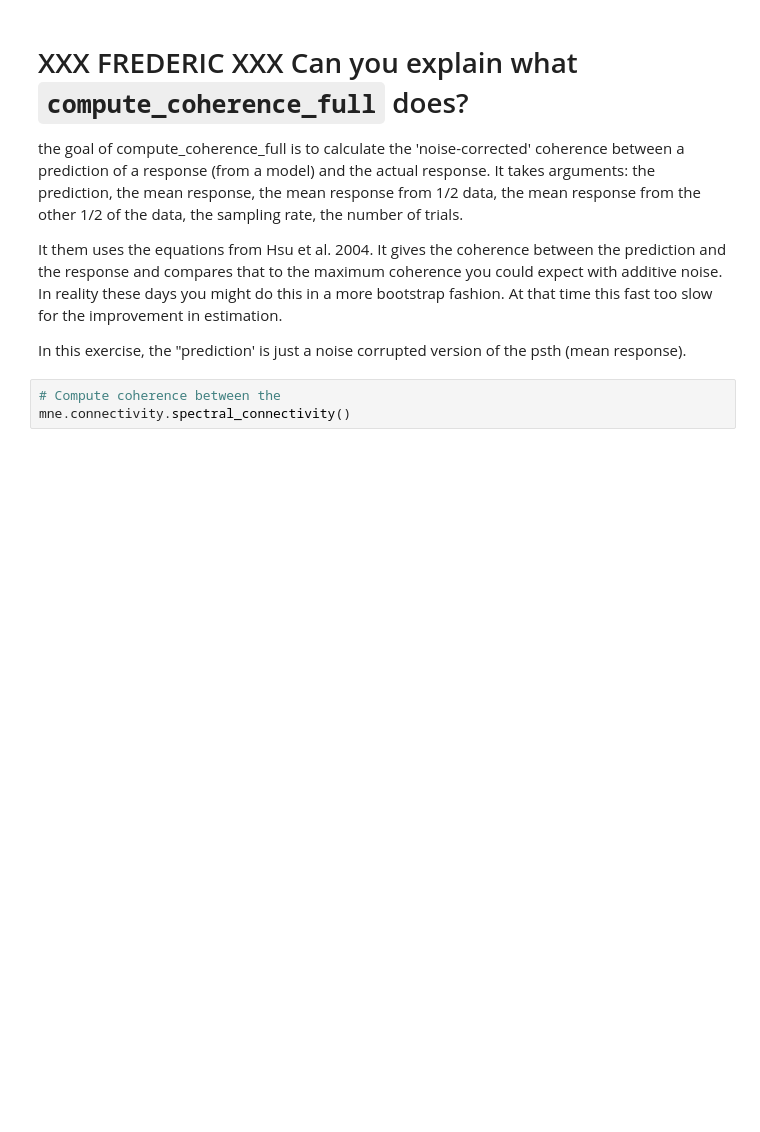
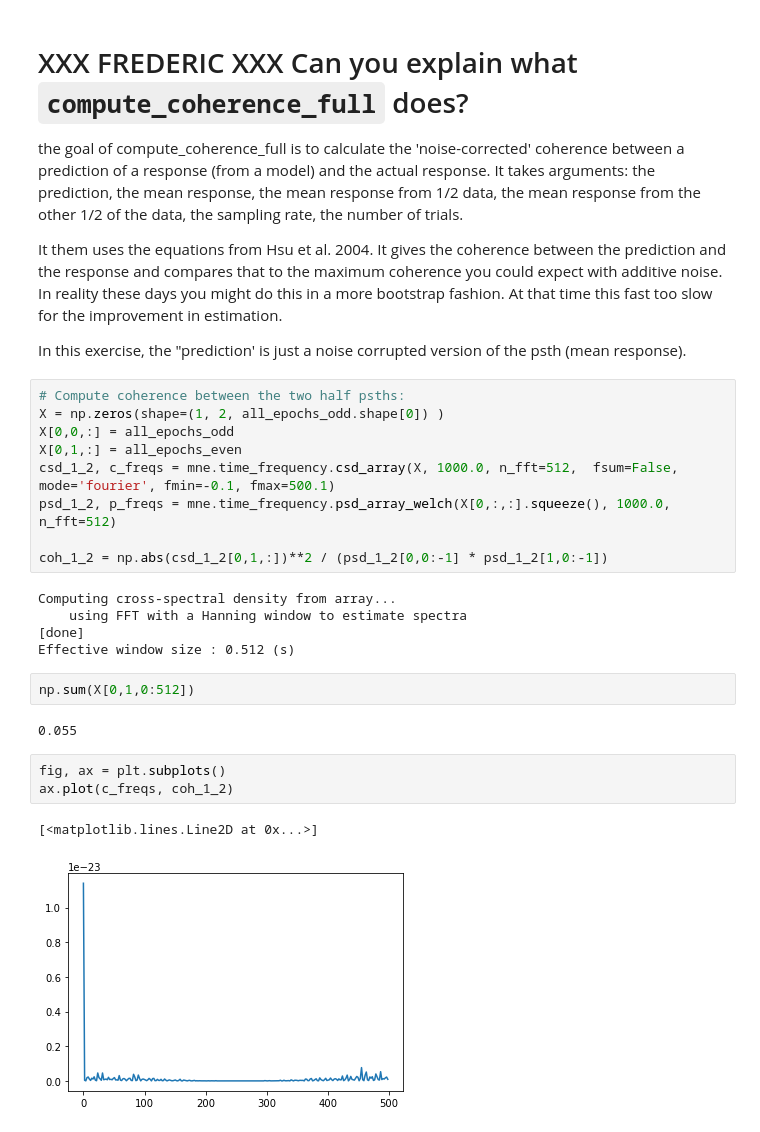
Before and after one commit to theunissenlab/crcns, a Jupyter notebook: python/needs_review/tutorial-coherence.ipynb, the cells around one changed output. Cells and saved outputs as stored; diff of their text form; blank space fills up the shorter version.

```diff
--- a/python/needs_review/tutorial-coherence.ipynb
+++ b/python/needs_review/tutorial-coherence.ipynb
@@ -420,6 +434,27 @@ the goal of compute_coherence_full is to calculate the 'noise-corrected' coheren
 It them uses the equations from Hsu et al. 2004.  It gives the coherence between the prediction and the response and compares that to the maximum coherence you could expect with additive noise.  In reality these days you might do this in a more bootstrap fashion. At that time this fast too slow for the improvement in estimation.
 
 In this exercise, the "prediction' is just a noise corrupted version of the psth (mean response).
-# %%
-# Compute coherence between the
-mne.connectivity.spectral_connectivity()
+# %%
+# Compute coherence between the two half psths:
+X = np.zeros(shape=(1, 2, all_epochs_odd.shape[0]) )
+X[0,0,:] = all_epochs_odd
+X[0,1,:] = all_epochs_even
+csd_1_2, c_freqs = mne.time_frequency.csd_array(X, 1000.0, n_fft=512,  fsum=False, mode='fourier', fmin=-0.1, fmax=500.1)
+psd_1_2, p_freqs = mne.time_frequency.psd_array_welch(X[0,:,:].squeeze(), 1000.0, n_fft=512)
+
+coh_1_2 = np.abs(csd_1_2[0,1,:])**2 / (psd_1_2[0,0:-1] * psd_1_2[1,0:-1])
+# %% [output]
+Computing cross-spectral density from array...
+    using FFT with a Hanning window to estimate spectra
+[done]
+Effective window size : 0.512 (s)
+# %%
+np.sum(X[0,1,0:512])
+# %% [output]
+0.055
+# %%
+fig, ax = plt.subplots()
+ax.plot(c_freqs, coh_1_2)
+# %% [output]
+[<matplotlib.lines.Line2D at 0x...>]
+[figure, added]
```
Also changed, not shown: parts of 30 cells of this notebook.
